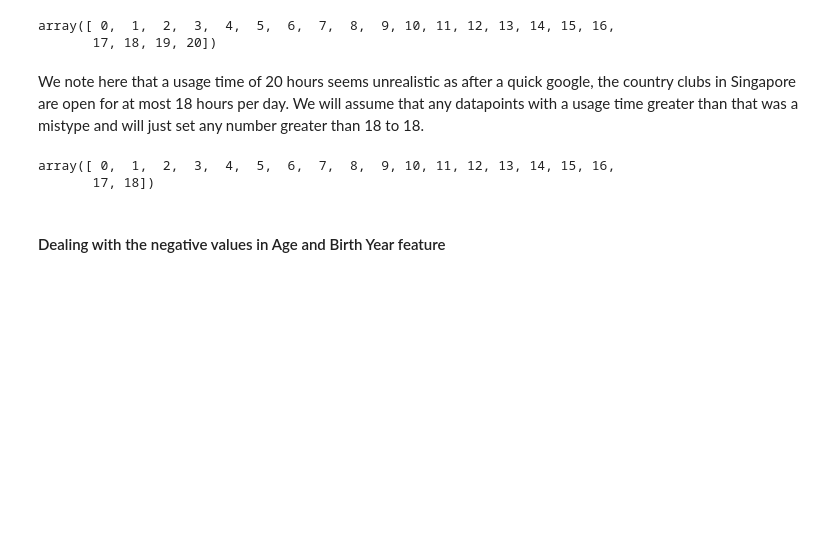
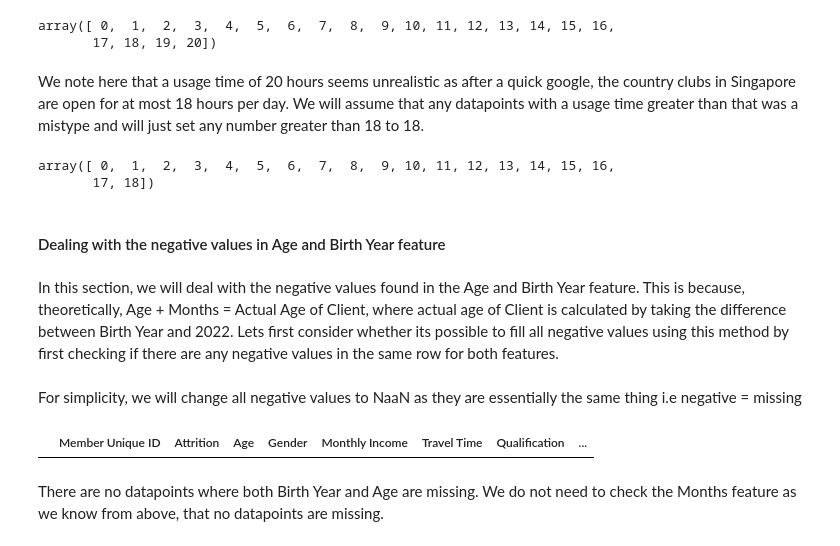
Before and after one commit to Anglesofdeath/attrition-data-science-project, a Jupyter notebook: eda.ipynb, the cells around one changed output. Drawn from its saved outputs; the diff is of its cells as text; code cells hidden in the pictures; blank space fills up the shorter version.

```diff
--- a/eda.ipynb
+++ b/eda.ipynb
@@ -352,6 +337,18 @@ array([ 0,  1,  2,  3,  4,  5,  6,  7,  8,  9, 10, 11, 12, 13, 14, 15, 16,
        17, 18])
 # %% [markdown]
 #### Dealing with the negative values in Age and Birth Year feature
+# %% [markdown]
+In this section, we will deal with the negative values found in the Age and Birth Year feature. This is because, theoretically, Age + Months = Actual Age of Client, where actual age of Client is calculated by taking the difference between Birth Year and 2022. Lets first consider whether its possible to fill all negative values using this method by first checking if there are any negative values in the same row for both features.
+# %% [markdown]
+For simplicity, we will change all negative values to NaaN as they are essentially the same thing i.e negative = missing
+# %%
+df['Age'] = df['Age'].mask(df['Age']<0)
+df['Birth Year'] = df['Birth Year'].mask(df['Birth Year']<0)
+df[(df['Age'].isna())&(df['Birth Year'].isna())]
+# %% [output]
+|  | Member Unique ID | Attrition | Age | Gender | Monthly Income | Travel Time | Qualification | ... |
+# %% [markdown]
+There are no datapoints where both Birth Year and Age are missing. We do not need to check the Months feature as we know from above, that no datapoints are missing.
 # %%
 df['Birth Year'] = df['Birth Year'].mask(df['Birth Year'] < 0)
 df['Age'] = df['Age'].mask(df['Age'] < 0)
```
Also changed, not shown: parts of 1 cell of this notebook.
